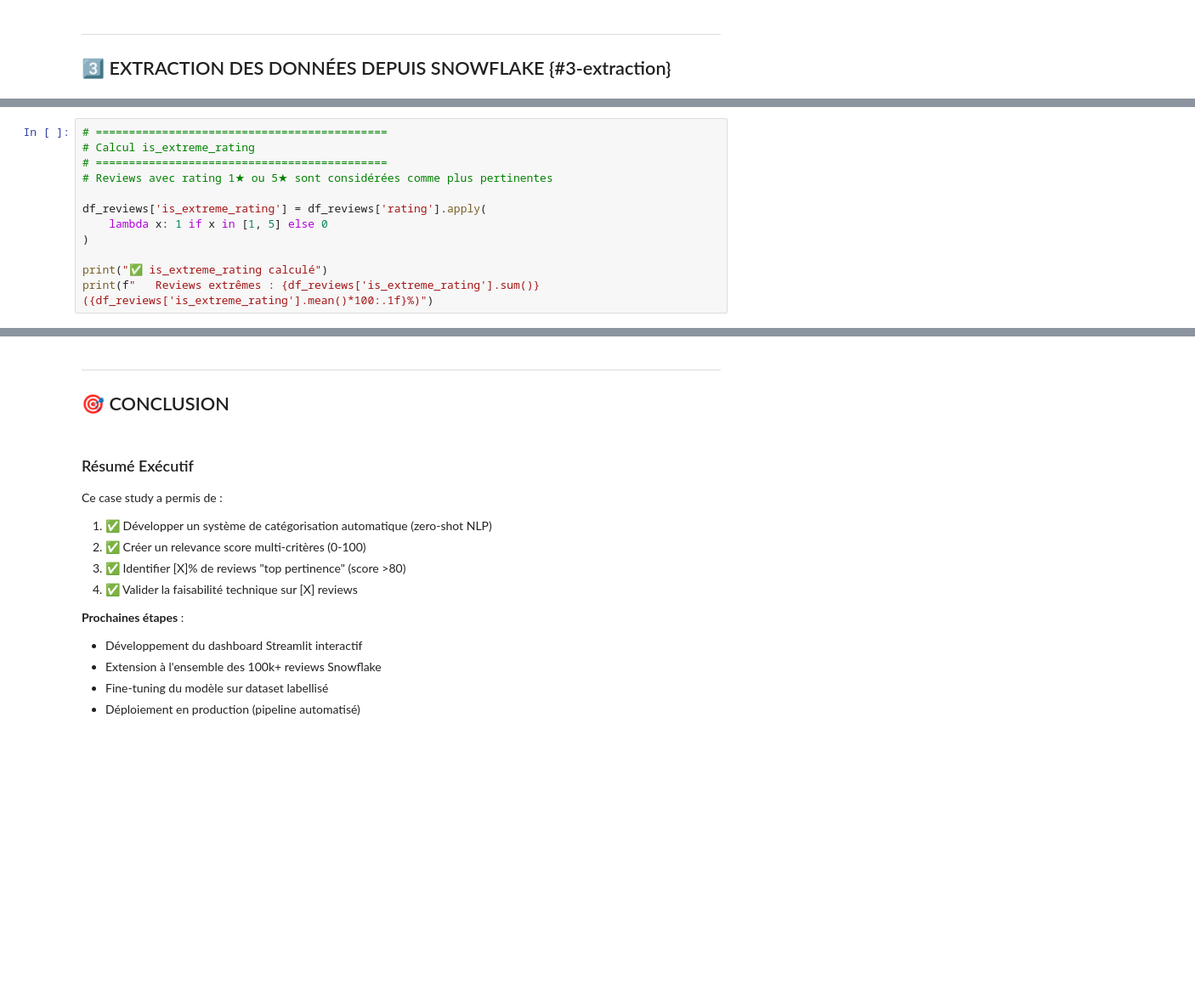
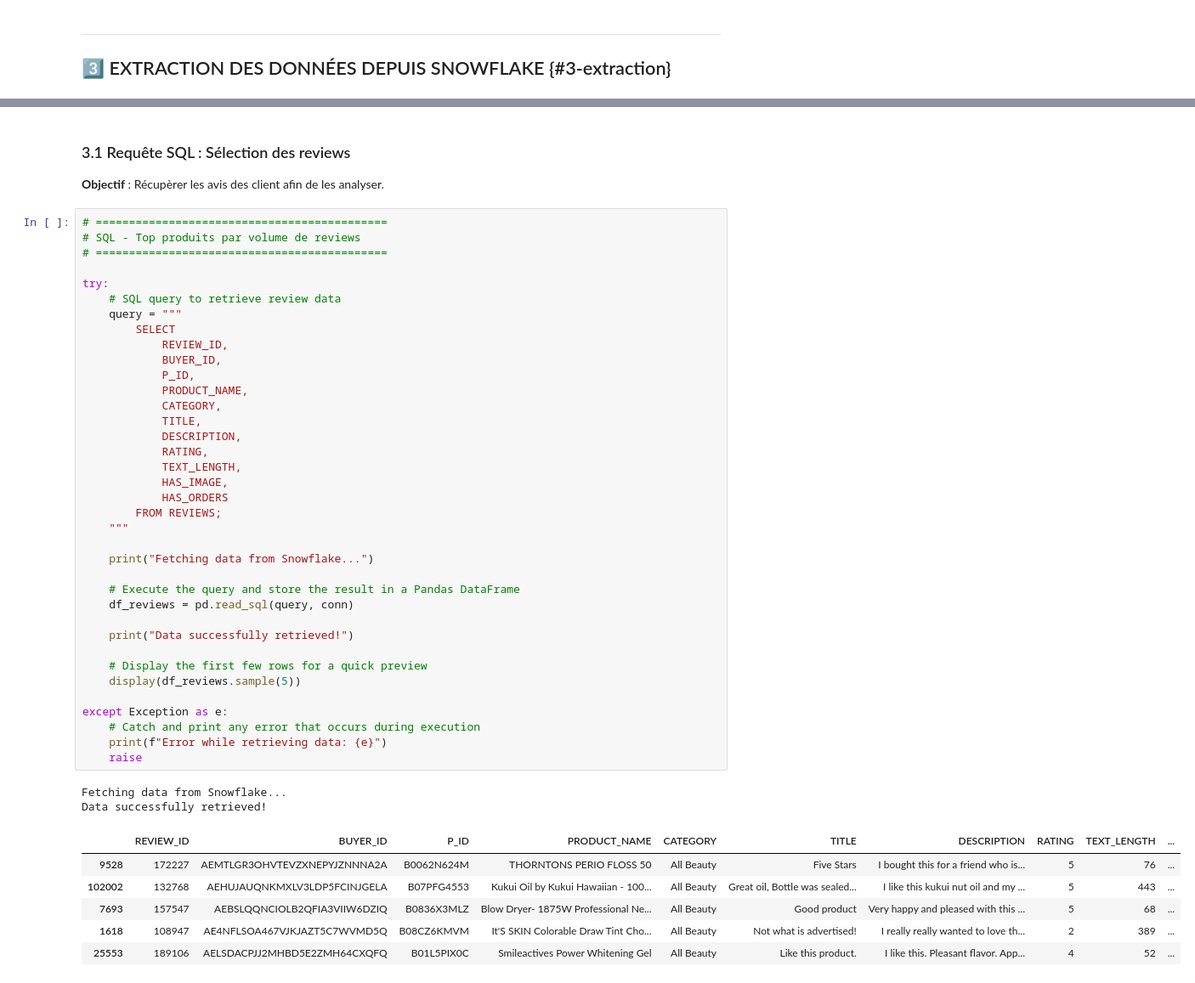
Before and after one commit to amaranaitsaidi/jedha-certification-de, a Jupyter notebook: project_2/notebooks/step_4_case_study/Step_4_Case_Study_Analysis.ipynb, the cells around one changed output, grey strips where cells are left out. Shown at 85% size. Drawn from its saved outputs; the diff is of its cells as text; blank space fills up the shorter version.

```diff
--- a/project_2/notebooks/step_4_case_study/Step_4_Case_Study_Analysis.ipynb
+++ b/project_2/notebooks/step_4_case_study/Step_4_Case_Study_Analysis.ipynb
@@ -729,12 +150,0 @@ print(f"   Score moyen : {df_reviews['text_length_score'].mean():.3f}")
-# %%
-# ============================================
-# Calcul is_extreme_rating
-# ============================================
-# Reviews avec rating 1★ ou 5★ sont considérées comme plus pertinentes
-
-df_reviews['is_extreme_rating'] = df_reviews['rating'].apply(
-    lambda x: 1 if x in [1, 5] else 0
-)
-
-print("✅ is_extreme_rating calculé")
-print(f"   Reviews extrêmes : {df_reviews['is_extreme_rating'].sum()} ({df_reviews['is_extreme_rating'].mean()*100:.1f}%)")
@@ -1198,17 +151,50 @@ print("📄 Template de rapport : docs/step_4_analysis_report.md")
-# %% [markdown]
----
-## 🎯 CONCLUSION
-# %% [markdown]
-### Résumé Exécutif
-
-Ce case study a permis de :
-1. ✅ Développer un système de catégorisation automatique (zero-shot NLP)
-2. ✅ Créer un relevance score multi-critères (0-100)
-3. ✅ Identifier [X]% de reviews "top pertinence" (score >80)
-4. ✅ Valider la faisabilité technique sur [X] reviews
-
-**Prochaines étapes** :
-- Développement du dashboard Streamlit interactif
-- Extension à l'ensemble des 100k+ reviews Snowflake
-- Fine-tuning du modèle sur dataset labellisé
-- Déploiement en production (pipeline automatisé)
+# %% [markdown]
+### 3.1 Requête SQL : Sélection des reviews
+
+**Objectif** : Récupèrer les avis des client afin de les analyser.
+# %%
+# ============================================
+# SQL - Top produits par volume de reviews
+# ============================================
+
+try:
+    # SQL query to retrieve review data
+    query = """
+        SELECT
+            REVIEW_ID,
+            BUYER_ID,
+            P_ID,
+            PRODUCT_NAME,
+            CATEGORY,
+            TITLE,
+            DESCRIPTION,
+            RATING,
+            TEXT_LENGTH,
+            HAS_IMAGE,
+            HAS_ORDERS
+        FROM REVIEWS;
+    """
+
+    print("Fetching data from Snowflake...")
+
+    # Execute the query and store the result in a Pandas DataFrame
+    df_reviews = pd.read_sql(query, conn)
+
+    print("Data successfully retrieved!")
+
+    # Display the first few rows for a quick preview
+    display(df_reviews.sample(5))
+
+except Exception as e:
+    # Catch and print any error that occurs during execution
+    print(f"Error while retrieving data: {e}")
+    raise
+# %% [output]
+Fetching data from Snowflake...
+Data successfully retrieved!
+|  | REVIEW_ID | BUYER_ID | P_ID | PRODUCT_NAME | CATEGORY | TITLE | DESCRIPTION | RATING | TEXT_LENGTH | ... |
+| 9528 | 172227 | AEMTLGR3OHVTEVZXNEPYJZNNNA2A | B0062N624M | THORNTONS PERIO FLOSS 50 | All Beauty | Five Stars | I bought this for a friend who is... | 5 | 76 | ... |
+| 102002 | 132768 | AEHUJAUQNKMXLV3LDP5FCINJGELA | B07PFG4553 | Kukui Oil by Kukui Hawaiian - 100... | All Beauty | Great oil, Bottle was sealed... | I like this kukui nut oil and my ... | 5 | 443 | ... |
+| 7693 | 157547 | AEBSLQQNCIOLB2QFIA3VIIW6DZIQ | B0836X3MLZ | Blow Dryer- 1875W Professional Ne... | All Beauty | Good product | Very happy and pleased with this ... | 5 | 68 | ... |
+| 1618 | 108947 | AE4NFLSOA467VJKJAZT5C7WVMD5Q | B08CZ6KMVM | It'S SKIN Colorable Draw Tint Cho... | All Beauty | Not what is advertised! | I really really wanted to love th... | 2 | 389 | ... |
+| 25553 | 189106 | AELSDACPJJ2MHBD5E2ZMH64CXQFQ | B01L5PIX0C | Smileactives Power Whitening Gel | All Beauty | Like this product. | I like this. Pleasant flavor. App... | 4 | 52 | ... |
```
Also changed, not shown: parts of 109 cells of this notebook, 5 other files.
